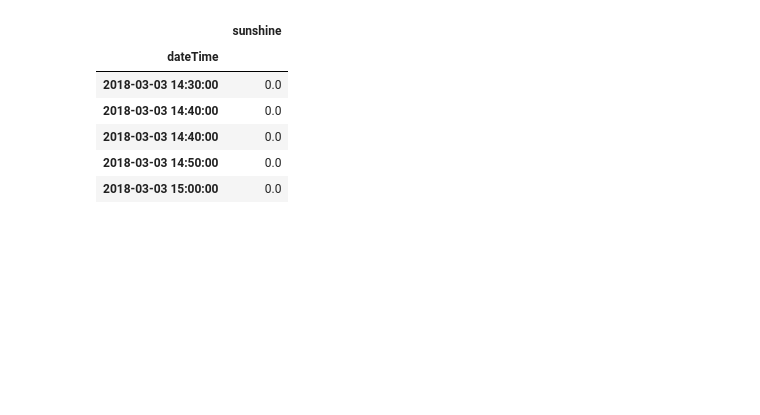
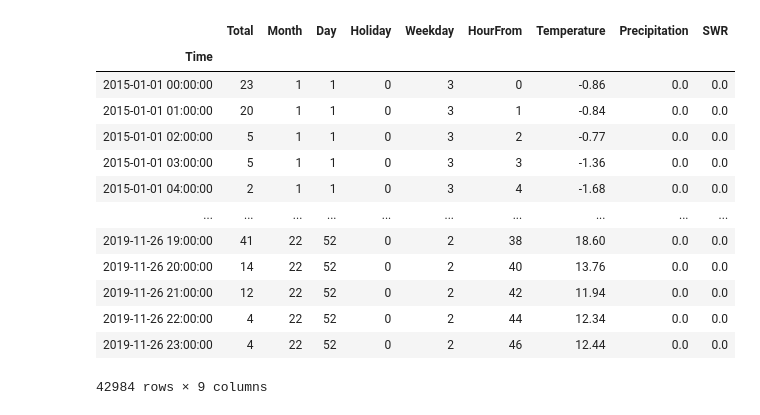
Before and after one commit to 1b15/walk-flow, a Jupyter notebook: data_analysis.ipynb, the cells around one changed output. Drawn from its saved outputs; the diff is of its cells as text; code cells hidden in the pictures; blank space fills up the shorter version.

```diff
--- a/data_analysis.ipynb
+++ b/data_analysis.ipynb
@@ -19,7 +19,7 @@ def set_date_index(df, col='date'):
 def filter_canton(df, can='BS'):
     return df[[(str('CH-' + can) in row) if row is not None else True for row in df.counties]]
 
-def get_holiday_data(canton='BS', from_year=2018, to_year=2018):
+def get_holiday_data(canton='BS', from_year=2015, to_year=2019):
     holiday_data = get_json(from_year, to_year)
     holiday_df = (pd.DataFrame.from_records(holiday_data)
                   .pipe(set_date_index)
@@ -49,8 +49,9 @@ def import_weather_data(station_index=105):
     return pandata
 
 def clean_weather_data(weather_df):
+    weather_df['temperature'] = pd.to_numeric(weather_df['temperature'])
     weather_df['sunshine'] = pd.to_numeric(weather_df['sunshine'])
-    weather_data['precipitation'] = pd.to_numeric(weather_data['precipitation'])
+    weather_df['precipitation'] = pd.to_numeric(weather_df['precipitation'])
     return weather_df.set_index(pd.to_datetime(weather_df['dateTime'])).drop('dateTime', axis=1).sort_index()
 
 def get_weather_score():
@@ -58,3 +59,15 @@ def get_weather_score():
                     .pipe(clean_weather_data))
     # first version, just take sunshine value
     return weather_data[['sunshine']]
+
+def get_metheo_weather():
+    metheo = pd.read_csv('raw_data/metheo.csv', delimiter=';')
+    metheo['Date'] = pd.to_datetime(metheo[['Year','Month','Day','Hour','Minute']])
+    metheo = metheo.drop(['Year','Month','Day','Hour','Minute'], axis=1).set_index('Date')
+    metheo['SWR'] = metheo.pop('Shortwave Radiation')
+    return metheo
+
+def get_basel_kanton_weather():
+    basel_wetter = pd.read_csv('raw_data/100051.csv', delimiter=';', parse_dates=True)
+    basel_wetter.set_index(pd.to_datetime(basel_wetter['Datum/Zeit'])).drop('Datum/Zeit', axis=1).sort_index().dropna()
+    return basel_wetter
@@ -94,9 +136,14 @@ def resample_location_data(location_df, frequency):
+# %%
+holiday_df = get_holiday_data()
+#weather_data = (import_weather_data()
+#                .pipe(clean_weather_data))[['sunshine', 'precipitation', 'temperature']]
+metheo = get_metheo_weather()
+data = import_basel_data()
+data['Holiday'] = [1 if x in holiday_df.index.values else 0 for x in data['Time']]
+data = pd.merge(data, metheo, left_on='Time', right_index=True)
 # %%
-holiday_df = get_holiday_data()
-weather_df = get_weather_score()
-data = import_basel_data()
 location_hourly_sum = {}
 location_daily_sum = {}
-for loc, loc_data in get_location_split_dict(data).items():
+for loc, loc_data in get_group_split_dict(data).items():
     location_daily_sum[loc] = resample_location_data(loc_data, 'D')
     location_hourly_sum[loc] = resample_location_data(loc_data, 'H')
@@ -115,10 +150,17 @@ holiday_df.head()
-# %%
-weather_df.head()
-# %% [output]
-|  | sunshine |
-| dateTime |  |
-| 2018-03-03 14:30:00 | 0.0 |
-| 2018-03-03 14:40:00 | 0.0 |
-| 2018-03-03 14:40:00 | 0.0 |
-| 2018-03-03 14:50:00 | 0.0 |
-| 2018-03-03 15:00:00 | 0.0 |
+# %%
+location_hourly_sum[1]
+# %% [output]
+|  | Total | Month | Day | Holiday | Weekday | HourFrom | Temperature | Precipitation | SWR |
+| Time |  |  |  |  |  |  |  |  |  |
+| 2015-01-01 00:00:00 | 23 | 1 | 1 | 0 | 3 | 0 | -0.86 | 0.0 | 0.0 |
+| 2015-01-01 01:00:00 | 20 | 1 | 1 | 0 | 3 | 1 | -0.84 | 0.0 | 0.0 |
+| 2015-01-01 02:00:00 | 5 | 1 | 1 | 0 | 3 | 2 | -0.77 | 0.0 | 0.0 |
+| 2015-01-01 03:00:00 | 5 | 1 | 1 | 0 | 3 | 3 | -1.36 | 0.0 | 0.0 |
+| 2015-01-01 04:00:00 | 2 | 1 | 1 | 0 | 3 | 4 | -1.68 | 0.0 | 0.0 |
+| ... | ... | ... | ... | ... | ... | ... | ... | ... | ... |
+| 2019-11-26 19:00:00 | 41 | 22 | 52 | 0 | 2 | 38 | 18.60 | 0.0 | 0.0 |
+| 2019-11-26 20:00:00 | 14 | 22 | 52 | 0 | 2 | 40 | 13.76 | 0.0 | 0.0 |
+| 2019-11-26 21:00:00 | 12 | 22 | 52 | 0 | 2 | 42 | 11.94 | 0.0 | 0.0 |
+| 2019-11-26 22:00:00 | 4 | 22 | 52 | 0 | 2 | 44 | 12.34 | 0.0 | 0.0 |
+| 2019-11-26 23:00:00 | 4 | 22 | 52 | 0 | 2 | 46 | 12.44 | 0.0 | 0.0 |
+42984 rows × 9 columns
```
Also changed, not shown: parts of 4 cells of this notebook, 4 other files.
